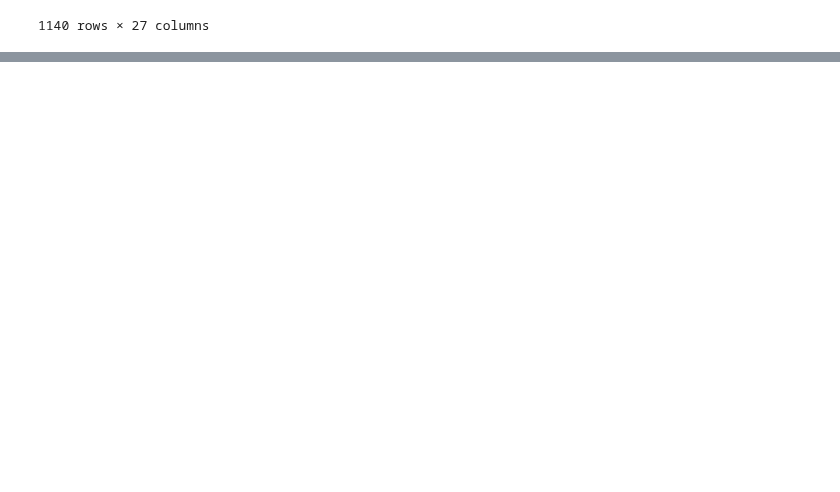
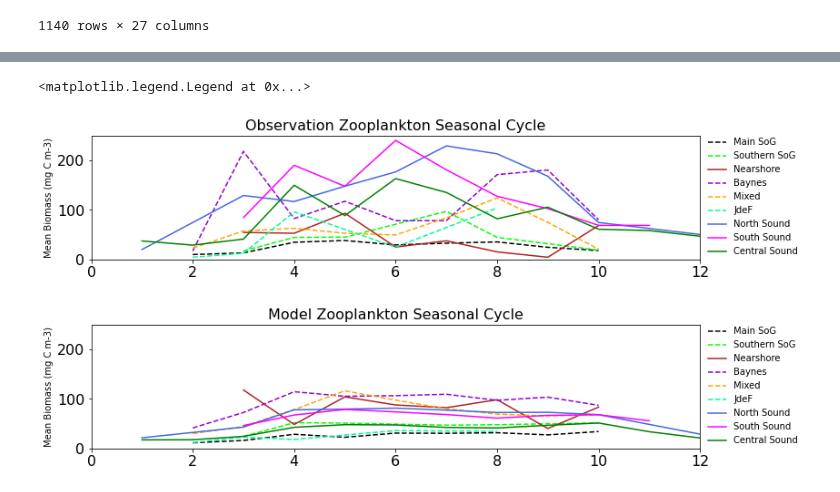
Before and after one commit to SalishSeaCast/analysis-karyn, a Jupyter notebook: notebooks/SalishSeaZoopBiomass.ipynb, the cells around one changed output, grey strips where cells are left out. Drawn from its saved outputs; the diff is of its cells as text; code cells hidden in the pictures; blank space fills up the shorter version.

```diff
--- a/notebooks/SalishSeaZoopBiomass.ipynb
+++ b/notebooks/SalishSeaZoopBiomass.ipynb
@@ -386 +426,11 @@ def bySeason(ax,obsvar,modvar,lims):
+# %%
+monthlymeanMainSoG=MainSoG.groupby(['Month']).mean()
+monthlymeanSouthernSoG=SouthernSoG.groupby(['Month']).mean()
+monthlymeanNearshore=Nearshore.groupby(['Month']).mean()
+monthlymeanBaynes=Baynes.groupby(['Month']).mean()
+monthlymeanMixed=Mixed.groupby(['Month']).mean()
+monthlymeanJdeF=JdeF.groupby(['Month']).mean()
+monthlymeanSouthSound=SouthSound.groupby(['Month']).mean()
+monthlymeanNorthSound=NorthSound.groupby(['Month']).mean()
+monthlymeanCentralSound=CentralSound.groupby(['Month']).mean()
 # %%
@@ -396,0 +450,36 @@ bySeason(ax,'L10Total','L10mod_total',(-3,3))
+# %%
+fig,ax=plt.subplots(1,1,figsize=(12,2.5))
+ax.plot(logt_inv(monthlymeanMainSoG['L10Total']),'--',color='k',label='Main SoG')
+ax.plot(logt_inv(monthlymeanSouthernSoG['L10Total']),'--',color='lime',label='Southern SoG')
+ax.plot(logt_inv(monthlymeanNearshore['L10Total']),'-',color='firebrick',label='Nearshore')
+ax.plot(logt_inv(monthlymeanBaynes['L10Total']),'--',color='darkviolet',label='Baynes')
+ax.plot(logt_inv(monthlymeanMixed['L10Total']),'--',color='orange',label='Mixed')
+ax.plot(logt_inv(monthlymeanJdeF['L10Total']),'--',color='mediumspringgreen',label='JdeF')
+ax.plot(logt_inv(monthlymeanNorthSound['L10Total']),'-',color='royalblue',label='North Sound')
+ax.plot(logt_inv(monthlymeanSouthSound['L10Total']),'-',color='fuchsia',label='South Sound')
+ax.plot(logt_inv(monthlymeanCentralSound['L10Total']),'-',color='green',label='Central Sound')
+ax.set_ylim(0,250)
+ax.set_xlim(0,12)
+ax.set_title('Observation Zooplankton Seasonal Cycle')
+ax.set_ylabel('Mean Biomass (mg C m-3)',fontsize=10)
+ax.legend(fontsize=10,frameon=False,bbox_to_anchor=(1., 1.05))
+
+fig,ax=plt.subplots(1,1,figsize=(12,2.5))
+ax.plot(logt_inv(monthlymeanMainSoG['L10mod_total']),'--',color='k',label='Main SoG')
+ax.plot(logt_inv(monthlymeanSouthernSoG['L10mod_total']),'--',color='lime',label='Southern SoG')
+ax.plot(logt_inv(monthlymeanNearshore['L10mod_total']),'-',color='firebrick',label='Nearshore')
+ax.plot(logt_inv(monthlymeanBaynes['L10mod_total']),'--',color='darkviolet',label='Baynes')
+ax.plot(logt_inv(monthlymeanMixed['L10mod_total']),'--',color='orange',label='Mixed')
+ax.plot(logt_inv(monthlymeanJdeF['L10mod_total']),'--',color='mediumspringgreen',label='JdeF')
+ax.plot(logt_inv(monthlymeanNorthSound['L10mod_total']),'-',color='royalblue',label='North Sound')
+ax.plot(logt_inv(monthlymeanSouthSound['L10mod_total']),'-',color='fuchsia',label='South Sound')
+ax.plot(logt_inv(monthlymeanCentralSound['L10mod_total']),'-',color='green',label='Central Sound')
+ax.set_ylim(0,250)
+ax.set_xlim(0,12)
+ax.set_title('Model Zooplankton Seasonal Cycle')
+ax.set_ylabel('Mean Biomass (mg C m-3)',fontsize=10)
+ax.legend(fontsize=10,frameon=False,bbox_to_anchor=(1., 1.05))
+# %% [output]
+<matplotlib.legend.Legend at 0x...>
+[figure, added]
+[figure, added]
```
Also changed, not shown: parts of 10 cells of this notebook.
